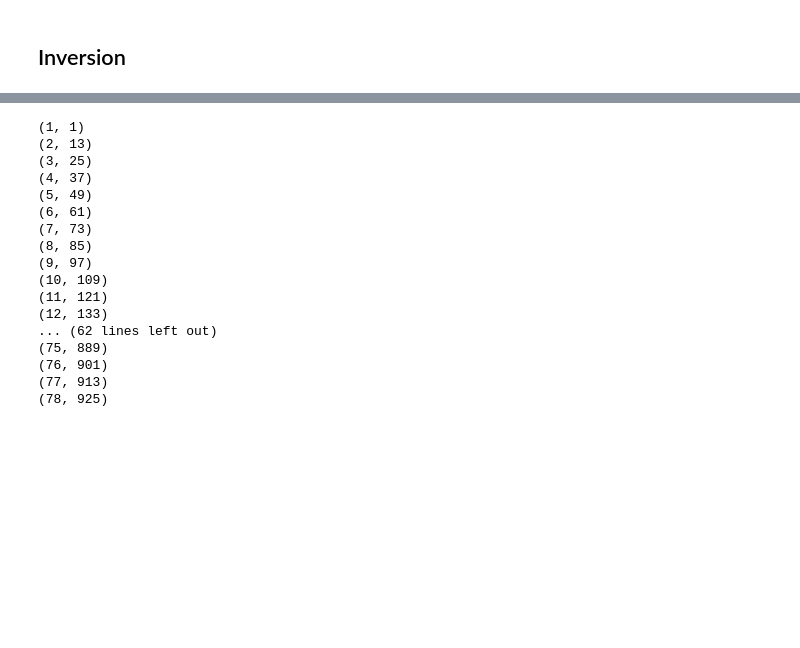
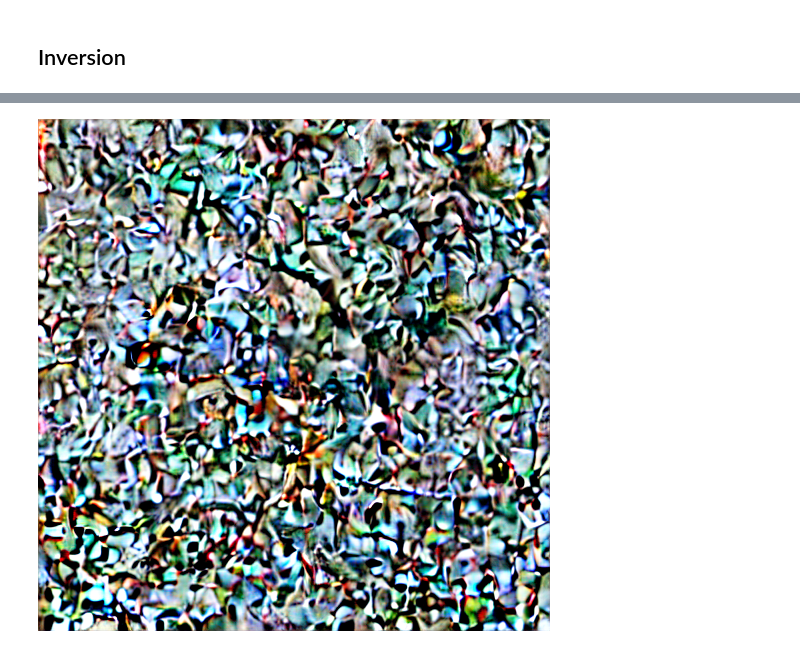
Before and after one commit to matteopilotto/diffusion-models-class, a Jupyter notebook: unit4/01_ddim_inversion_mp.ipynb, the cells around one changed output, grey strips where cells are left out. Saved outputs shown, nothing was run; the diff lists cells and outputs as text; code cells hidden in the pictures; blank space fills up the shorter version.

```diff
--- a/unit4/01_ddim_inversion_mp.ipynb
+++ b/unit4/01_ddim_inversion_mp.ipynb
@@ -218,7 +218,7 @@ sample(
 ## Inversion
 # %%
 sample_img_url = 'https://images.pexels.com/photos/8306128/pexels-photo-8306128.jpeg'
-input_image = load_image(sample_img_url, size=(256, 256))
+input_image = load_image(sample_img_url, size=(512, 512))
 input_image
 # %% [output]
 [figure]
@@ -236,7 +236,7 @@ l = 0.18215 * latent.latent_dist.sample()
 start_latents = l
 prompt = input_image_prompt
 guidance_scale = 3.5
-num_inference_steps = 80
+num_inference_steps = 50
 num_images_per_prompt = 1
 do_classifier_free_guidance = True
 negative_prompt = ''
@@ -270,7 +270,8 @@ for i in tqdm(range(1, num_inference_steps), total=num_inference_steps-1):
     latent_model_input = pipe.scheduler.scale_model_input(latent_model_input, t)
 
     # predict noise residual
-    pred_noise = pipe.unet(latent_model_input, t, encoder_hidden_states=text_embeddings).sample
+    with torch.inference_mode():
+        pred_noise = pipe.unet(latent_model_input, t, encoder_hidden_states=text_embeddings).sample
 
     # if True apply classifier free guidance (CFG)
     if do_classifier_free_guidance:
@@ -282,21 +283,15 @@ for i in tqdm(range(1, num_inference_steps), total=num_inference_steps-1):
     next_t = t
     alpha_t = pipe.scheduler.alphas_cumprod[current_t]
     alpha_t_next = pipe.scheduler.alphas_cumprod[next_t]
+
+    latents = (latents - (1 - alpha_t).sqrt() * noise_pred) * (alpha_t_next.sqrt() / alpha_t.sqrt()) + (1 - alpha_t_next).sqrt() * noise_pred
+
+    intermediate_latents.append(latents)
+
+inverted_latents = torch.cat(intermediate_latents)
-# %% [output]
-(1, 1)
-(2, 13)
-(3, 25)
-(4, 37)
-(5, 49)
-(6, 61)
-(7, 73)
-(8, 85)
-(9, 97)
-(10, 109)
-(11, 121)
-(12, 133)
-... (62 lines left out)
-(75, 889)
-(76, 901)
-(77, 913)
-(78, 925)
+# %%
+with torch.inference_mode():
+    im = pipe.decode_latents(inverted_latents[-1].unsqueeze(0))
+pipe.numpy_to_pil(im)[0]
+# %% [output]
+[figure, added]
```
Also changed, not shown: parts of 9 cells of this notebook.
